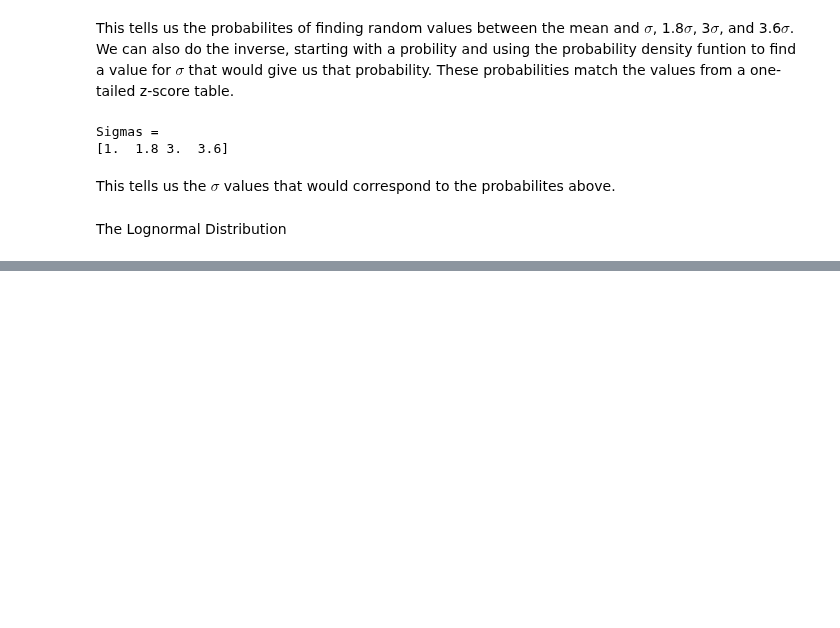
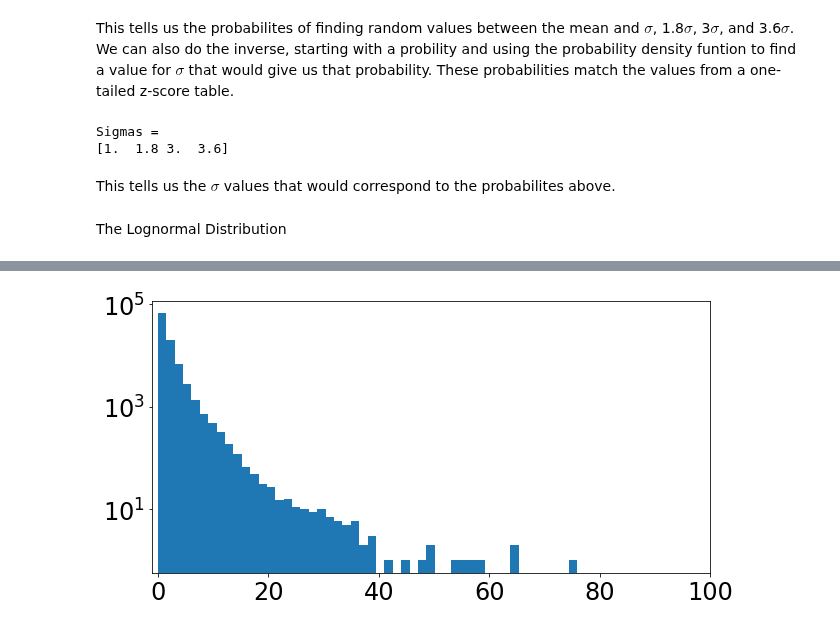
Before and after one commit to nroth12uw/Lab1_PHYS434, a Jupyter notebook: Lab1.ipynb, the cells around one changed output, grey strips where cells are left out. Drawn from its saved outputs; the diff is of its cells as text; code cells hidden in the pictures; blank space fills up the shorter version.

```diff
--- a/Lab1.ipynb
+++ b/Lab1.ipynb
@@ -57,0 +67,9 @@ A variable x is lognormally distributed if log(x) is normally distributed. Like
+# %%
+d = stats.lognorm.rvs(loc = 0,s = 1, scale = 1, size = 100000)
+ax = plt.hist(d,50)
+plt.yscale('log')
+plt.tick_params(labelsize = 24)
+plt.xlim([-1,100])
+plt.show()
+# %% [output]
+[figure, added]
```
Also changed, not shown: parts of 3 cells of this notebook.
